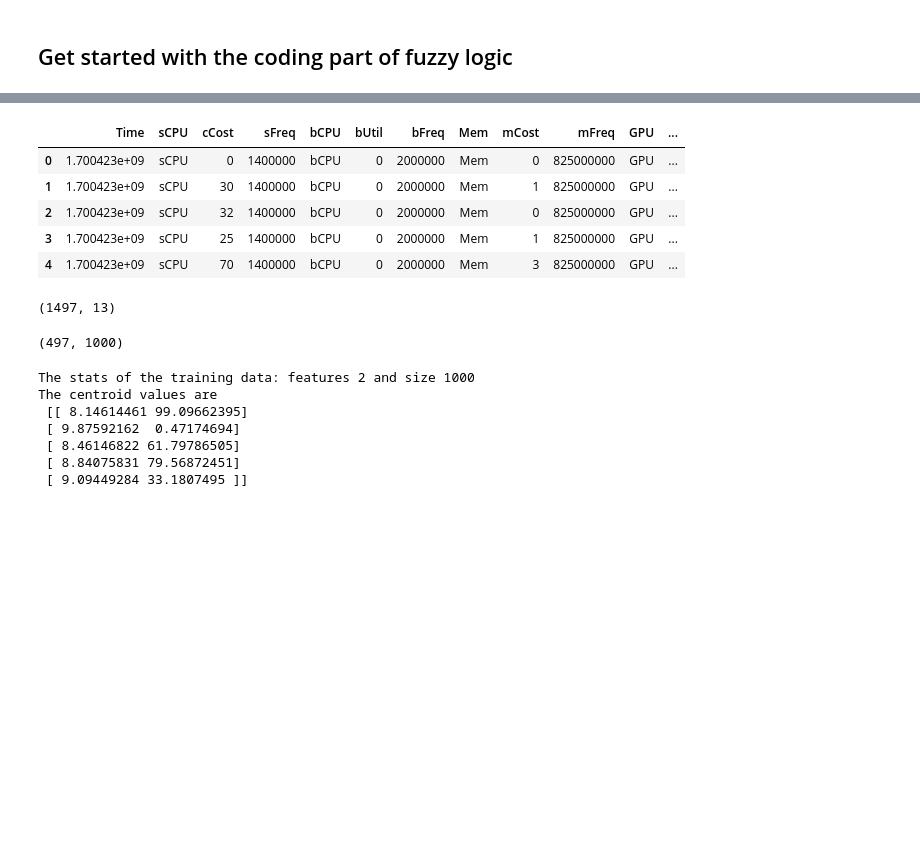
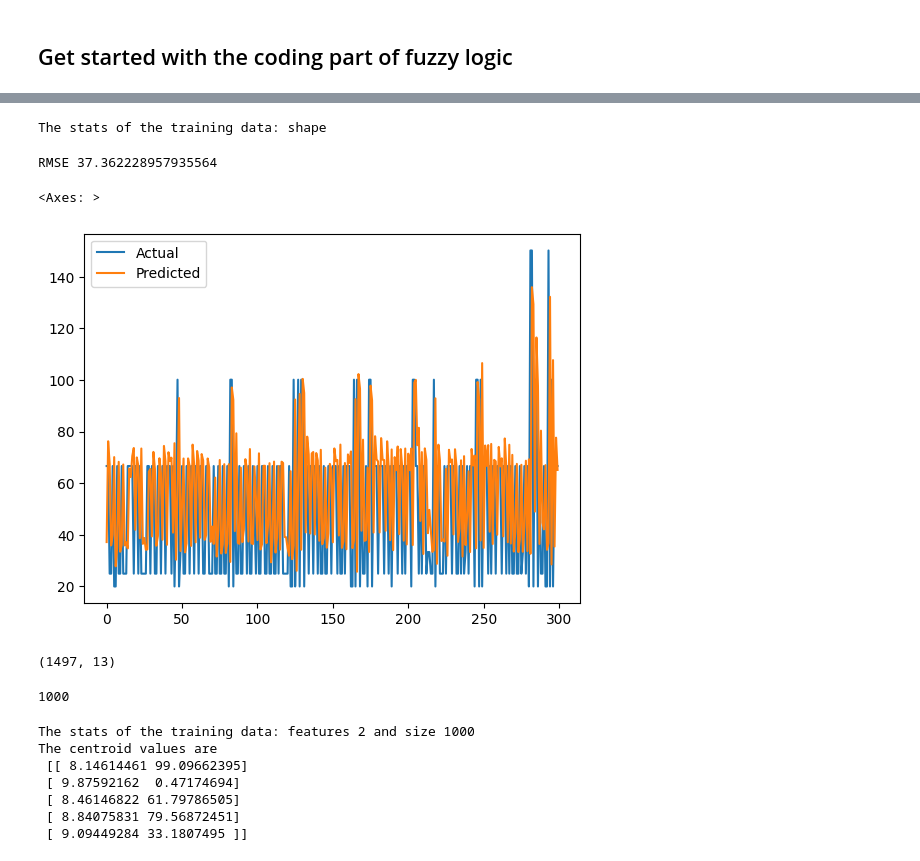
Before and after one commit to dipayan2/ARMAModel, a Jupyter notebook: PredictiveRun.ipynb, the cells around one changed output, grey strips where cells are left out. Saved outputs shown, nothing was run; the diff lists cells and outputs as text; code cells hidden in the pictures; blank space fills up the shorter version.

```diff
--- a/PredictiveRun.ipynb
+++ b/PredictiveRun.ipynb
@@ -193,14 +395,38 @@ def test_AR(yData, xData, shiftP=3):
 # %%
-## Get the data
-complete_data = pd.read_csv('UtilTRNS.csv')
-complete_data.head()
+## Train the dragon
+model = []
+for i in range(N_CLUST):
+    out_model = simple_train(y_train,x_train,weight = prob[i,:])
+    model.append(out_model)
+
+# print(model)
-# %% [output]
-|  | Time | sCPU | cCost | sFreq | bCPU | bUtil | bFreq | Mem | mCost | mFreq | GPU | ... |
-| 0 | 1.700423e+09 | sCPU | 0 | 1400000 | bCPU | 0 | 2000000 | Mem | 0 | 825000000 | GPU | ... |
-| 1 | 1.700423e+09 | sCPU | 30 | 1400000 | bCPU | 0 | 2000000 | Mem | 1 | 825000000 | GPU | ... |
-| 2 | 1.700423e+09 | sCPU | 32 | 1400000 | bCPU | 0 | 2000000 | Mem | 0 | 825000000 | GPU | ... |
-| 3 | 1.700423e+09 | sCPU | 25 | 1400000 | bCPU | 0 | 2000000 | Mem | 1 | 825000000 | GPU | ... |
-| 4 | 1.700423e+09 | sCPU | 70 | 1400000 | bCPU | 0 | 2000000 | Mem | 3 | 825000000 | GPU | ... |
+# %%
+### Test values IDX
+TestIDX = 300
+# %%
+yPred = [ 0 for i in range(N_CLUST)]
+probPred = getCluster(x_test[:TestIDX], cluster_center)
+# %% [output]
+The stats of the training data: shape
+# %%
+## Test the dragon
+for i in range(N_CLUST):
+    y_t = simple_test(model[i],x_test[:TestIDX], y_test[:TestIDX])
+    yPred[i] = np.array(probPred[i,:])*np.array(y_t)
+
+y_target = sum(yPred)
+y_out = y_test[:TestIDX]
+print("RMSE", rmse(y_out,y_target))
+# %% [output]
+RMSE 37.362228957935564
+# %%
+df_plot = pd.DataFrame()
+df_plot['Actual'] = y_out
+df_plot['Predicted'] = y_target
+df_plot[['Actual','Predicted']].plot()
+# %% [output]
+<Axes: >
+[figure, added]
 # %%
 complete_data.shape
 # %% [output]
@@ -208,11 +434,11 @@ complete_data.shape
 # %%
 data = complete_data[['cCost','mCost','gCost']].to_numpy()
 # %%
-train_data = data[:1000]
-test_data = data[1000:]
-len(test_data),len(train_data)
+train_data = data[:trainIDX]
+# test_data = data[1000:]
+len(train_data)
 # %% [output]
-(497, 1000)
+1000
 # %%
 # train the clusters
 cluster_center,prob = train_Cluster(train_data[:,1:])
```
Also changed, not shown: parts of 20 cells of this notebook, 1 other file.
